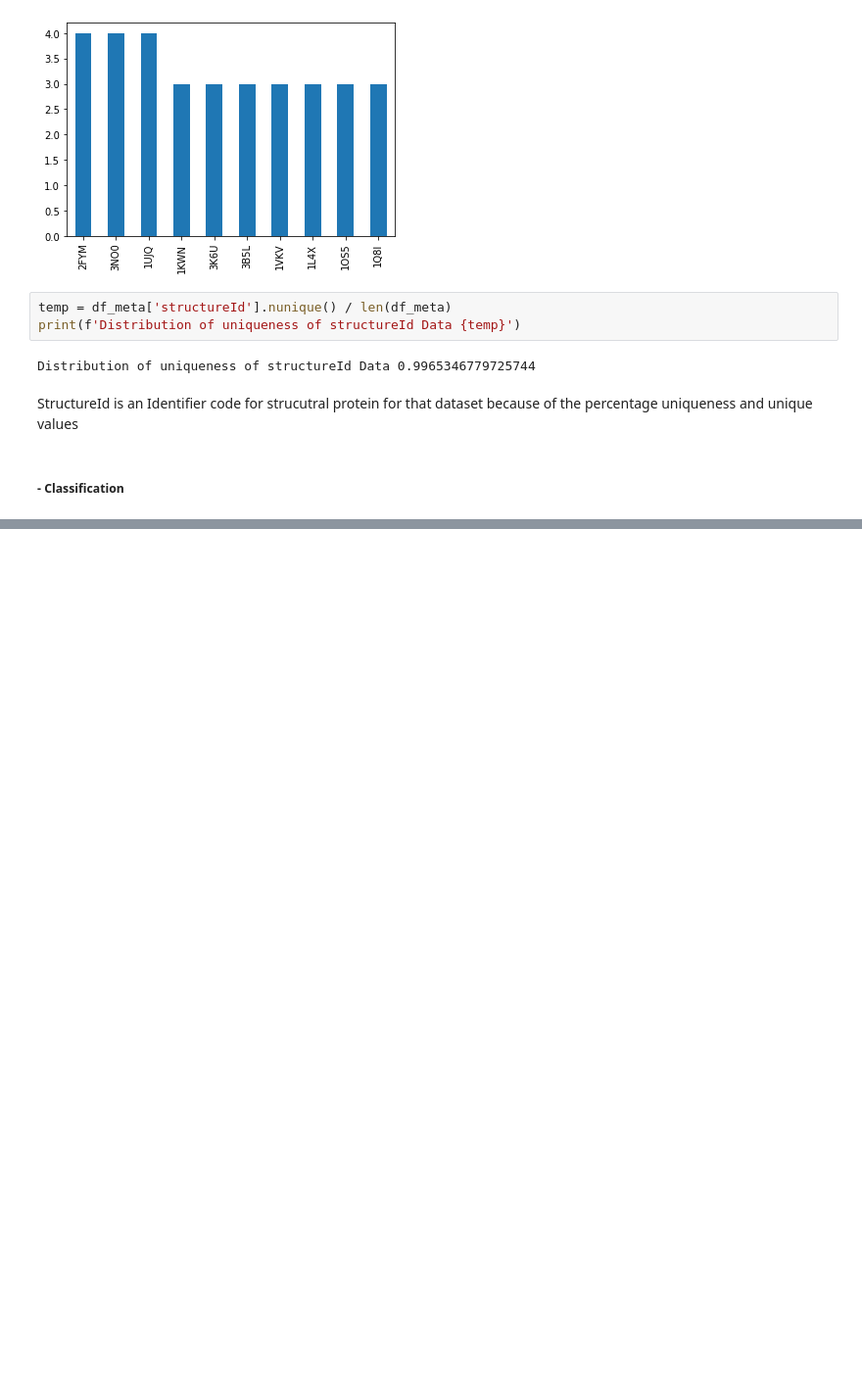
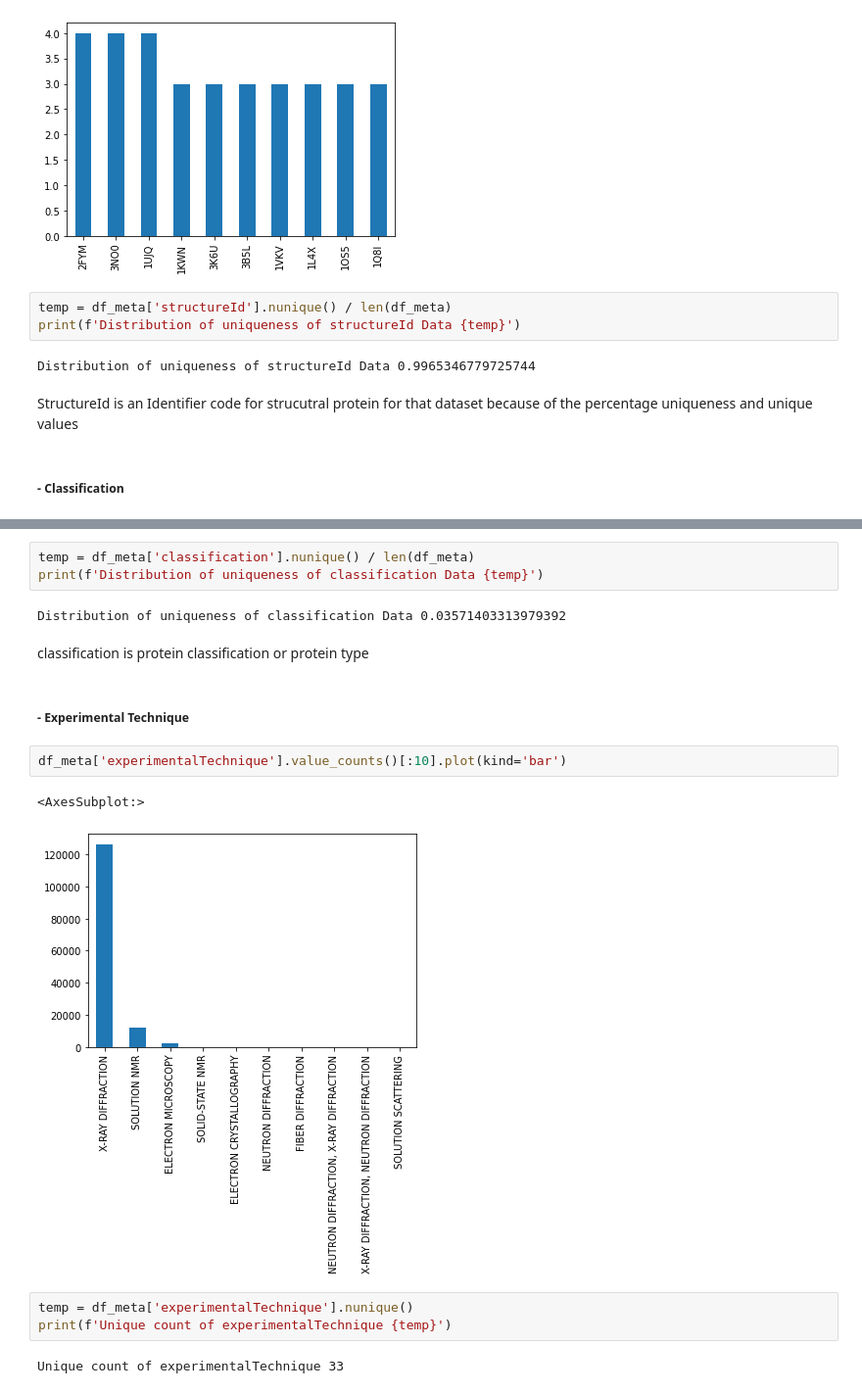
Before and after one commit to adhitizki/protein, a Jupyter notebook: notebook.ipynb, the cells around one changed output, grey strips where cells are left out. Shown at 98% size. Cells and saved outputs as stored; diff of their text form; blank space fills up the shorter version.

```diff
--- a/notebook.ipynb
+++ b/notebook.ipynb
@@ -164,0 +126,19 @@ Index(['structureId', 'classification', 'experimentalTechnique',
+# %%
+temp = df_meta['classification'].nunique() / len(df_meta)
+print(f'Distribution of uniqueness of classification Data {temp}')
+# %% [output]
+Distribution of uniqueness of classification Data 0.03571403313979392
+# %% [markdown]
+classification is protein classification or protein type
+# %% [markdown]
+##### - Experimental Technique
+# %%
+df_meta['experimentalTechnique'].value_counts()[:10].plot(kind='bar')
+# %% [output]
+<AxesSubplot:>
+[figure, added]
+# %%
+temp = df_meta['experimentalTechnique'].nunique()
+print(f'Unique count of experimentalTechnique {temp}')
+# %% [output]
+Unique count of experimentalTechnique 33
```
Also changed, not shown: parts of 55 cells of this notebook.
